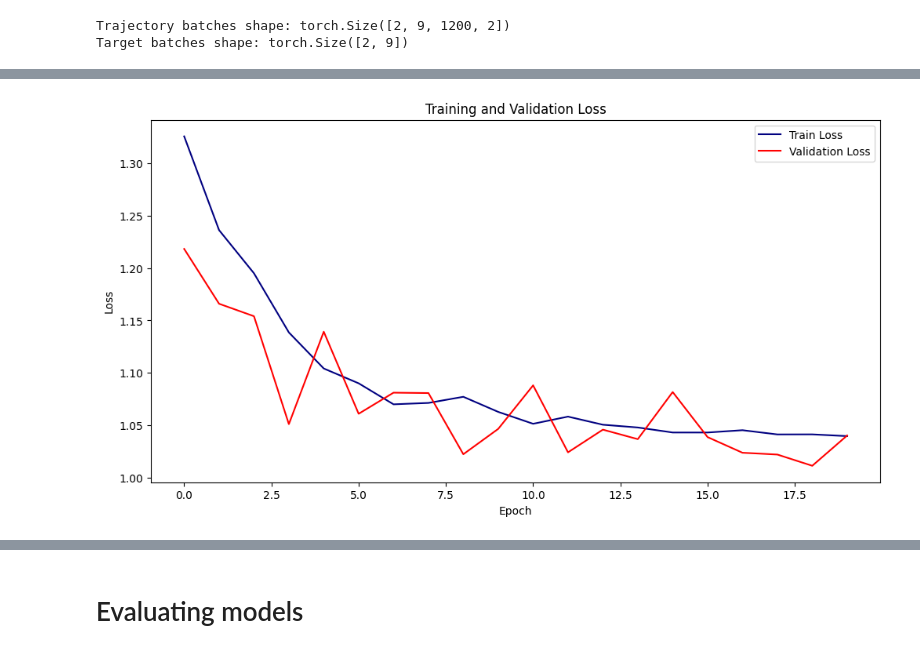
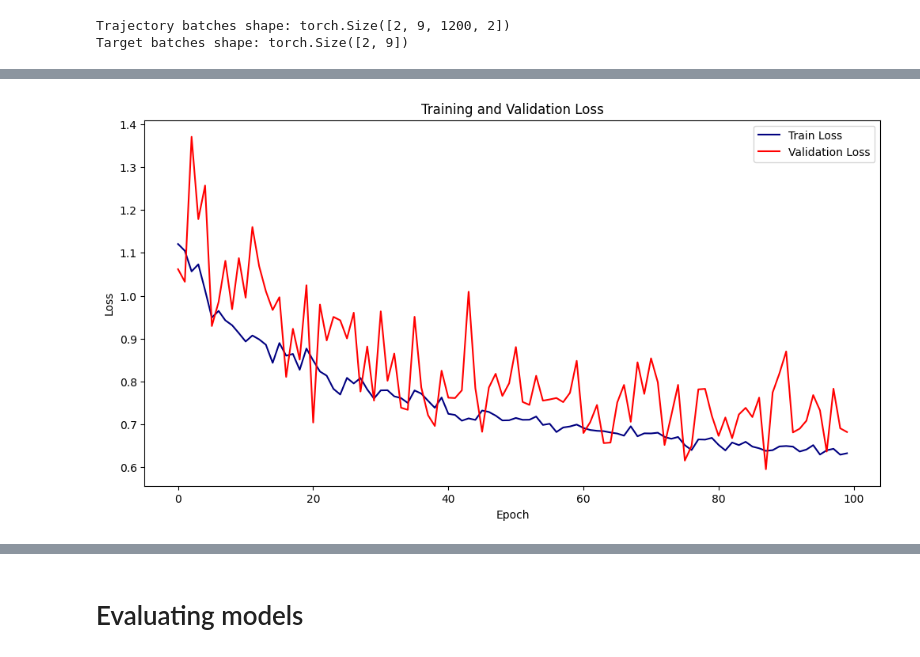
Before and after one commit to TomFiz/neuroforest, a Jupyter notebook: neuroforest-master/notebooks/analyze_trajectories.ipynb, the cells around one changed output, grey strips where cells are left out. Drawn from its saved outputs; the diff is of its cells as text; code cells hidden in the pictures.

```diff
--- a/neuroforest-master/notebooks/analyze_trajectories.ipynb
+++ b/neuroforest-master/notebooks/analyze_trajectories.ipynb
@@ -211,7 +264,6 @@ class TemporalCNN(nn.Module):
 # %%
-x_train, y_train = data_setup(dataloader=dataloader,scale=1, batch_size=6, augmentation=True)
-x_test, y_test = data_setup(dataloader=dataloader_2024,scale=1, batch_size=9, augmentation=False)
-seq_len = x_train.shape[2]
+x_train, y_train = data_setup(dataloader=dataloader,scale=1, batch_size=6, augmentation=True, return_asrs=True)
+x_test, y_test = data_setup(dataloader=dataloader_2024,scale=1, batch_size=9, augmentation=False, return_asrs=True)
 # %% [output]
 Iterating through dataloader...
 Iterating through dataloader...
@@ -245,8 +323,7 @@ class CustomMSELoss(nn.Module):
 # %%
-def train(model, x_train, y_train, x_test, y_test, num_epochs : int = 100, learning_rate : float = 0.001,
+def train(model, x_train, y_train, x_test, y_test, criterion, num_epochs : int = 100, learning_rate : float = 0.001,
           monitor_gradients : bool = False, lambda_var : float = 0.1):
     # Define the loss function and optimizer
-    criterion = CustomMSELoss(lambda_var=lambda_var)
     optimizer = torch.optim.Adam(model.parameters(), lr=learning_rate)
 
     # Initialize plot
@@ -257,6 +334,7 @@ def train(model, x_train, y_train, x_test, y_test, num_epochs : int = 100, learn
 
     # Example training loop
     for epoch in range(num_epochs):
+        model.train()
         train_loss = 0
         for batch in range(x_train.shape[0]):
             x_train_batch = x_train[batch]
@@ -282,12 +360,14 @@ def train(model, x_train, y_train, x_test, y_test, num_epochs : int = 100, learn
                         print(f'{name}: {param.grad.abs().mean()}')
 
         # add validation on test set
-        outputs = []
-        for batch in range(x_test.shape[0]):
-            x_test_batch = x_test[batch]
-            y_test_batch = y_test[batch]
-            outputs.append(model(x_test_batch).squeeze().detach().numpy())
-        val_loss = criterion(torch.tensor(outputs).squeeze(), torch.tensor(y_test).squeeze()).item()
+        with torch.no_grad():
+            model.eval()
+            outputs = []
+            for batch in range(x_test.shape[0]):
+                x_test_batch = x_test[batch]
+                y_test_batch = y_test[batch]
+                outputs.append(model(x_test_batch).squeeze().detach().numpy())
+            val_loss = criterion(torch.tensor(outputs).squeeze(), torch.tensor(y_test).squeeze()).item()
 
 
         print(f'Epoch {epoch+1}/{num_epochs}, batch {batch+1}/{x_train.shape[0]}, Loss: {train_loss}, Val Loss: {val_loss}')
@@ -307,8 +387,3 @@ def train(model, x_train, y_train, x_test, y_test, num_epochs : int = 100, learn
 
     plt.ioff()
     plt.close()
-# %%
-temporal_cnn = TemporalCNN(seq_len,
-                           first_conv_params={"kernel_size": 10, "stride": 5, "padding": 0},
-                           second_conv_params={"kernel_size": 5, "stride": 5, "padding": 0})
-torchsummary.summary(temporal_cnn, (seq_len, 2))
@@ -336,4 +390,5 @@ Estimated Total Size (MB): 0.24
-# %%
-train(temporal_cnn, x_train, y_train, x_test, y_test, num_epochs=20, learning_rate=0.0005, lambda_var=0.5)
-# %% [output]
-[figure, removed]
+# %%
+criterion_clf = nn.BCELoss()
+train(temporal_cnn, x_train, y_train_clf, x_test, y_test_clf, criterion = criterion_clf, num_epochs=100, learning_rate=1e-05, monitor_gradients=False)
+# %% [output]
+[figure, added]
```
Also changed, not shown: parts of 20 cells of this notebook, 1 other file.
